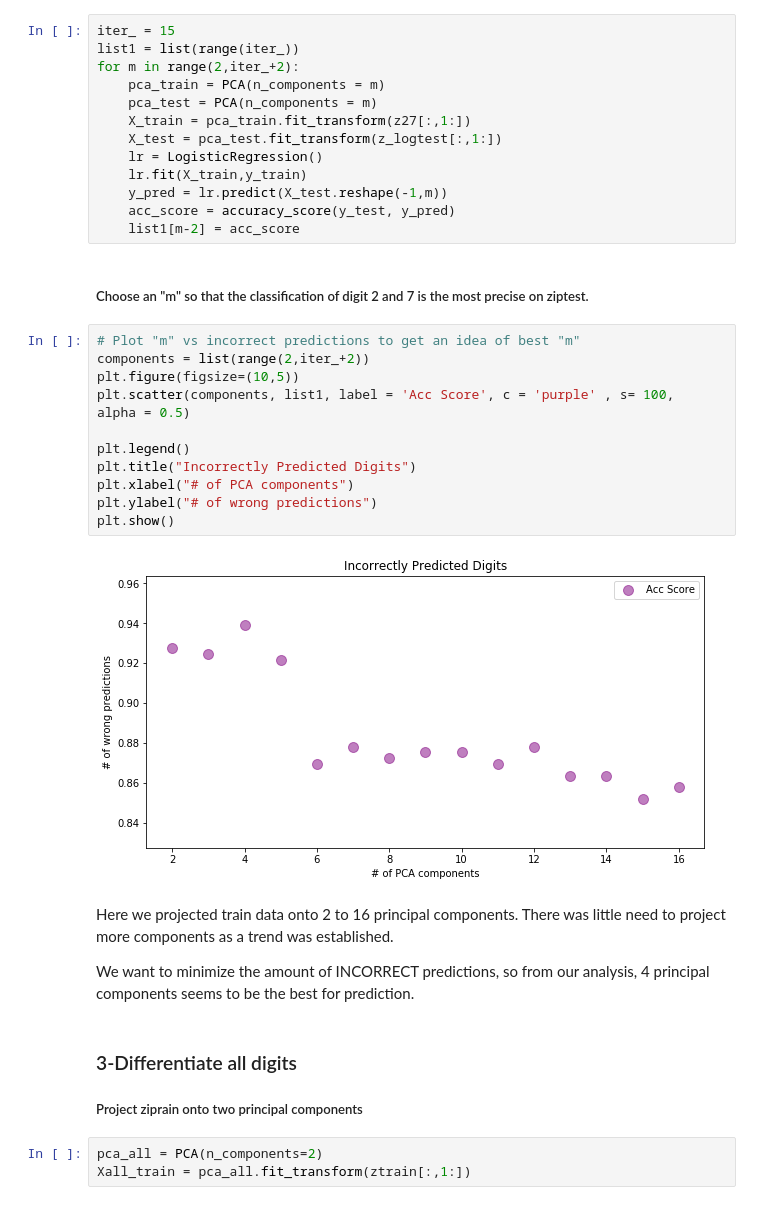
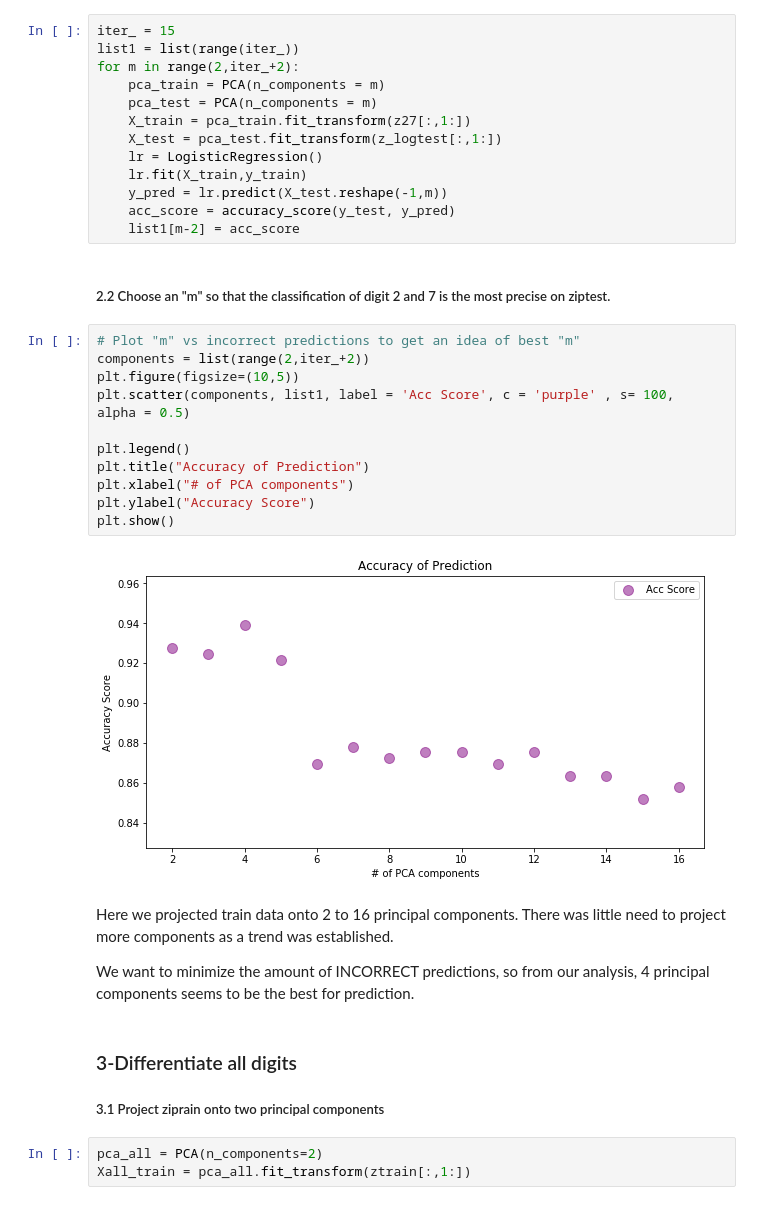
Before and after one commit to tashlinr/ycbs255, a Jupyter notebook: Assignments/assignment03.ipynb, the cells around one changed output. Cells and saved outputs as stored; diff of their text form.

```diff
--- a/Assignments/assignment03.ipynb
+++ b/Assignments/assignment03.ipynb
@@ -188,27 +188,27 @@ for m in range(2,iter_+2):
     acc_score = accuracy_score(y_test, y_pred)
     list1[m-2] = acc_score
 # %% [markdown]
-##### Choose an "m" so that the classification of digit 2 and 7 is the most precise on ziptest.
+##### 2.2 Choose an "m" so that the classification of digit 2 and 7 is the most precise on ziptest.
 # %%
 # Plot "m" vs incorrect predictions to get an idea of best "m"
 components = list(range(2,iter_+2))
 plt.figure(figsize=(10,5))
 plt.scatter(components, list1, label = 'Acc Score', c = 'purple' , s= 100,  alpha = 0.5)
 
 plt.legend()
-plt.title("Incorrectly Predicted Digits")
+plt.title("Accuracy of Prediction")
 plt.xlabel("# of PCA components")
-plt.ylabel("# of wrong predictions")
+plt.ylabel("Accuracy Score")
 plt.show()
 # %% [output]
-[figure, old version]
+[figure, new version]
 # %% [markdown]
 Here we projected train data onto 2 to 16 principal components. There was little need to project more components as a trend was established.
 
 We want to minimize the amount of INCORRECT predictions, so from our analysis, 4 principal components seems to be the best for prediction.
 # %% [markdown]
 ### 3-Differentiate all digits
-##### Project ziprain onto two principal components
+##### 3.1 Project ziprain onto two principal components
 # %%
 pca_all = PCA(n_components=2)
 Xall_train = pca_all.fit_transform(ztrain[:,1:])
```
Also changed, not shown: parts of 24 cells of this notebook.
